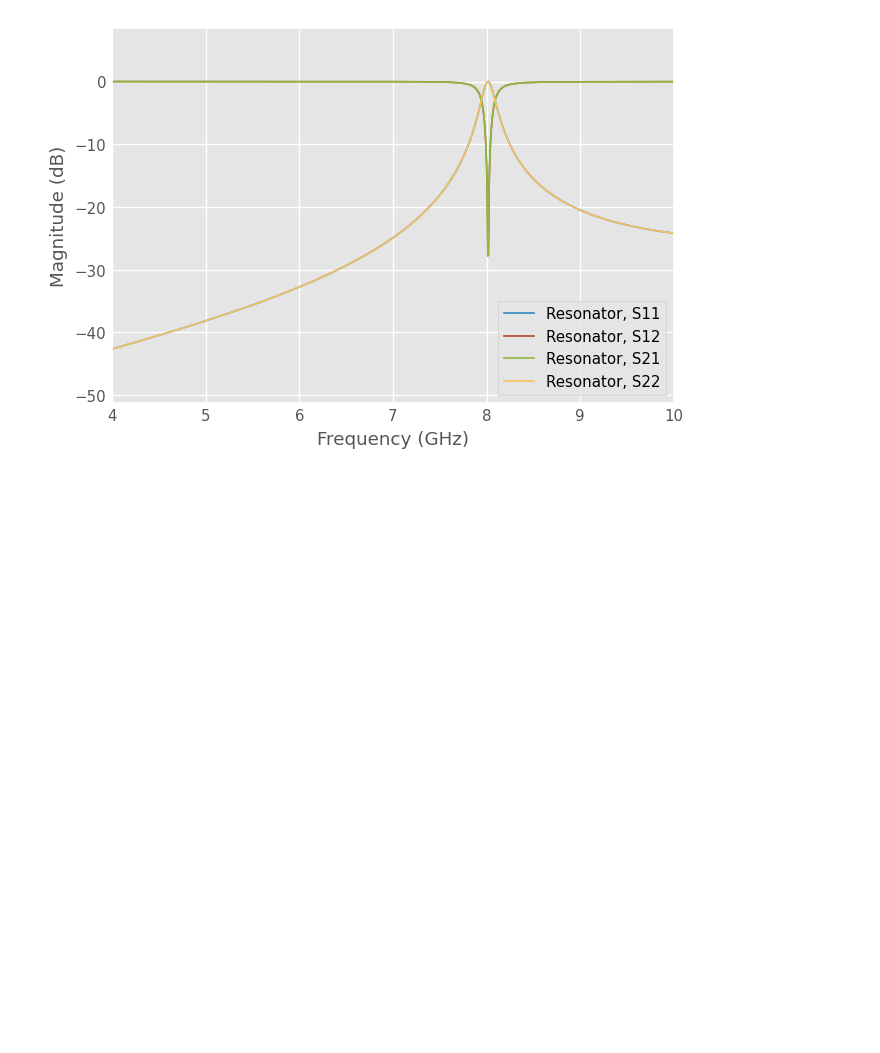
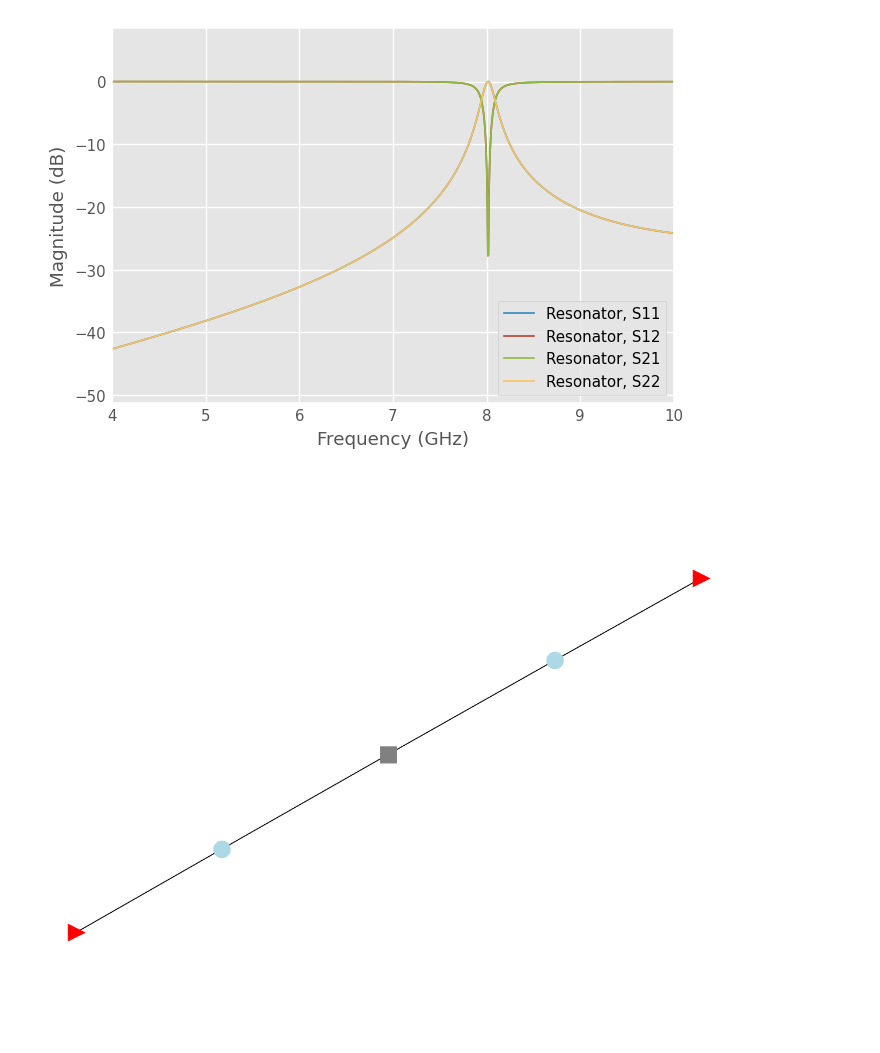
Before and after one commit to zachparrott/skrf-cqed, a Jupyter notebook: skrf_cqed/examples/quarter_wave_resonator.ipynb, the cells around one changed output. Saved outputs shown, nothing was run; the diff lists cells and outputs as text; code cells hidden in the pictures; blank space fills up the shorter version.

```diff
--- a/skrf_cqed/examples/quarter_wave_resonator.ipynb
+++ b/skrf_cqed/examples/quarter_wave_resonator.ipynb
@@ -56,6 +56,9 @@ cnx = [
 ]
 
 circ = rf.circuit.Circuit(cnx, name="Resonator")
+# %%
+reduced_cnx = rf.circuit.reduce_circuit(cnx)
+reduced_circ = rf.circuit.Circuit(reduced_cnx, name="Reduced Resonator")
 # %%
 circ.plot_graph()
 # %% [output]
@@ -65,3 +68,7 @@ network = circ.network
 network.plot_s_db()
 # %% [output]
 [figure]
+# %%
+reduced_circ.plot_graph()
+# %% [output]
+[figure, added]
```
Also changed, not shown: parts of 2 cells of this notebook, 3 other files.
